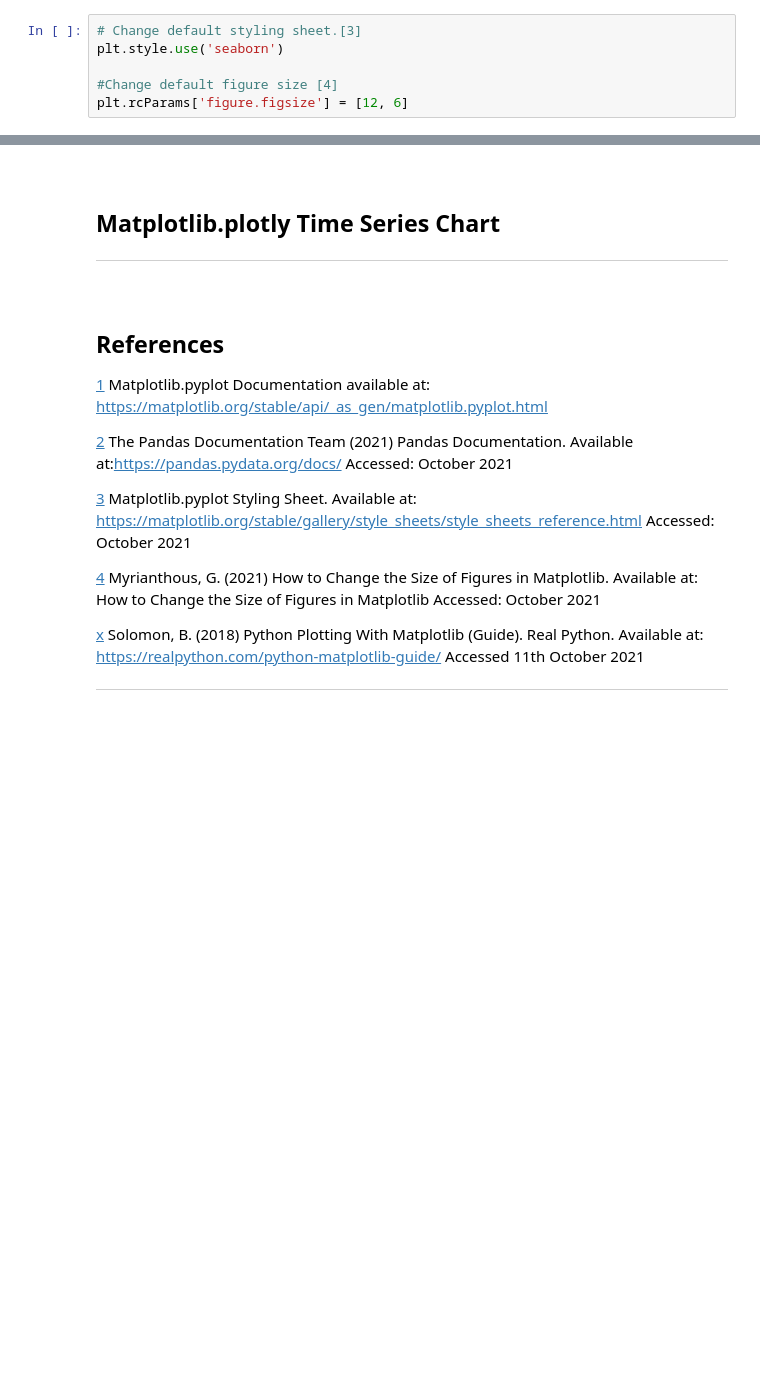
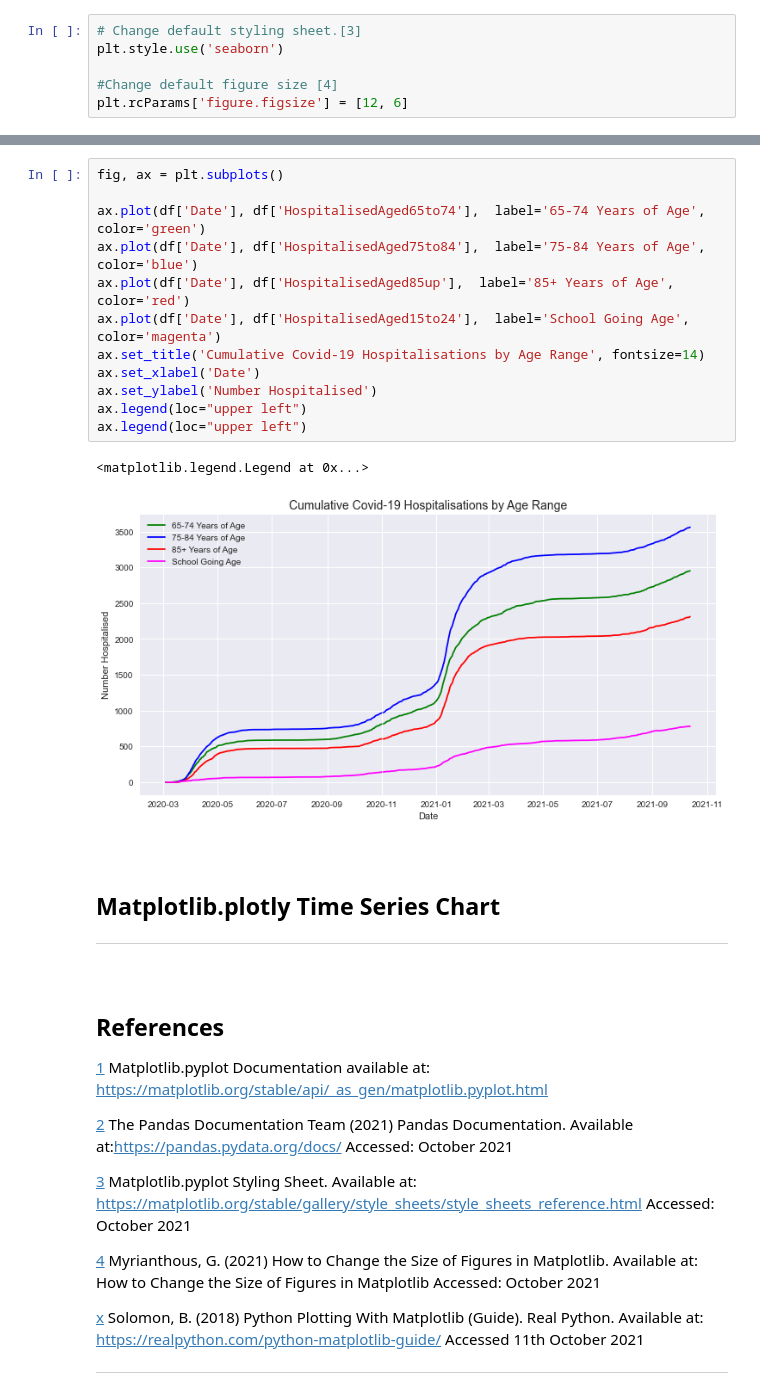
Before and after one commit to Sam-Tracey/Fundamentals-of-Data-Analysis, a Jupyter notebook: pyplot.ipynb, the cells around one changed output, grey strips where cells are left out. Drawn from its saved outputs; the diff is of its cells as text; blank space fills up the shorter version.

```diff
--- a/pyplot.ipynb
+++ b/pyplot.ipynb
@@ -98,3 +132,18 @@ df.head(10)
+# %%
+fig, ax = plt.subplots()
+
+ax.plot(df['Date'], df['HospitalisedAged65to74'],  label='65-74 Years of Age', color='green')
+ax.plot(df['Date'], df['HospitalisedAged75to84'],  label='75-84 Years of Age', color='blue')
+ax.plot(df['Date'], df['HospitalisedAged85up'],  label='85+ Years of Age', color='red')
+ax.plot(df['Date'], df['HospitalisedAged15to24'],  label='School Going Age', color='magenta')
+ax.set_title('Cumulative Covid-19 Hospitalisations by Age Range', fontsize=14)
+ax.set_xlabel('Date')
+ax.set_ylabel('Number Hospitalised')
+ax.legend(loc="upper left")
+ax.legend(loc="upper left")
+# %% [output]
+<matplotlib.legend.Legend at 0x...>
+[figure, added]
 # %% [markdown]
 <br>
 
```
Also changed, not shown: parts of 14 cells of this notebook.
